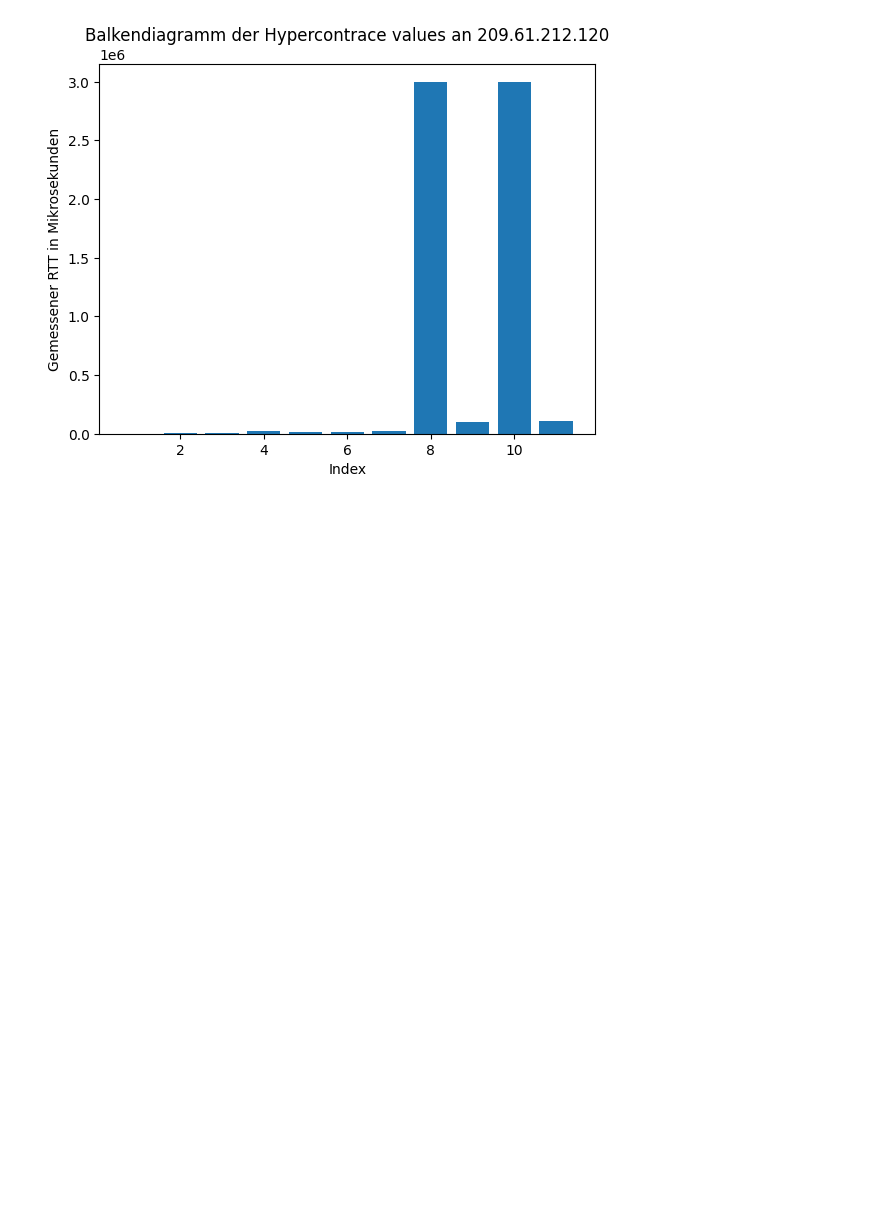
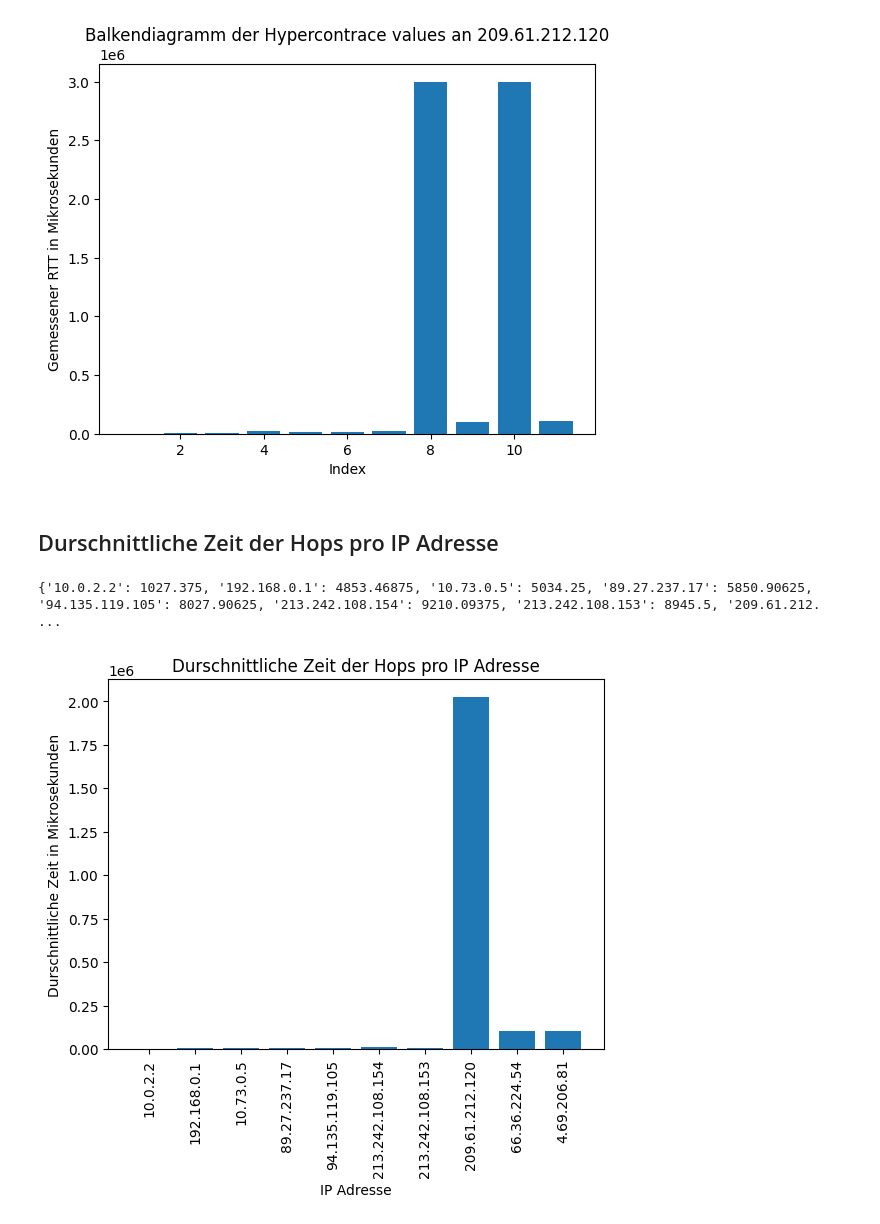
Before and after one commit to krisschaaf/txtToCsvGolang, a Jupyter notebook: plot/plotter.ipynb, the cells around one changed output. Drawn from its saved outputs; the diff is of its cells as text; code cells hidden in the pictures; blank space fills up the shorter version.

```diff
--- a/plot/plotter.ipynb
+++ b/plot/plotter.ipynb
@@ -24,3 +24,5 @@ plt.ylabel('Gemessener RTT in Mikrosekunden')
 plt.show()
 # %% [output]
 [figure]
+# %% [markdown]
+## Durschnittliche Zeit der Hops pro IP Adresse
@@ -26,0 +58,42 @@ plt.show()
+# %%
+import numpy as np
+import matplotlib.pyplot as plt
+
+data = np.genfromtxt('p2data.csv', delimiter=',', dtype=str)
+
+dic = {}
+
+for i, row in enumerate(data):
+    if row[0] == '10.0.2.15':
+        continue
+    key = row[3]
+    dic.setdefault(key, []).append(i)
+
+averageDic = {}
+
+for key in dic:
+    indices = dic[key]
+    values = [float(data[i][2]) for i in indices]
+    averageDic[key] = np.mean(values)
+
+print(averageDic)
+
+index = np.linspace(1, len(dic.keys()), num=len(dic.keys()))
+
+averageVals = []
+keys = [key for key in averageDic]
+
+for key in averageDic:
+    averageVals.append(averageDic[key])
+
+plt.bar(x=keys, height=averageVals, align='center')
+
+plt.xticks(rotation='vertical')
+plt.title("Durschnittliche Zeit der Hops pro IP Adresse")
+plt.xlabel('IP Adresse')
+plt.ylabel('Durschnittliche Zeit in Mikrosekunden')
+
+plt.show()
+# %% [output]
+{'10.0.2.2': 1027.375, '192.168.0.1': 4853.46875, '10.73.0.5': 5034.25, '89.27.237.17': 5850.90625, '94.135.119.105': 8027.90625, '213.242.108.154': 9210.09375, '213.242.108.153': 8945.5, '209.61.212. ...
+[figure, added]
```
Also changed, not shown: parts of 1 cell of this notebook, 3 other files.
